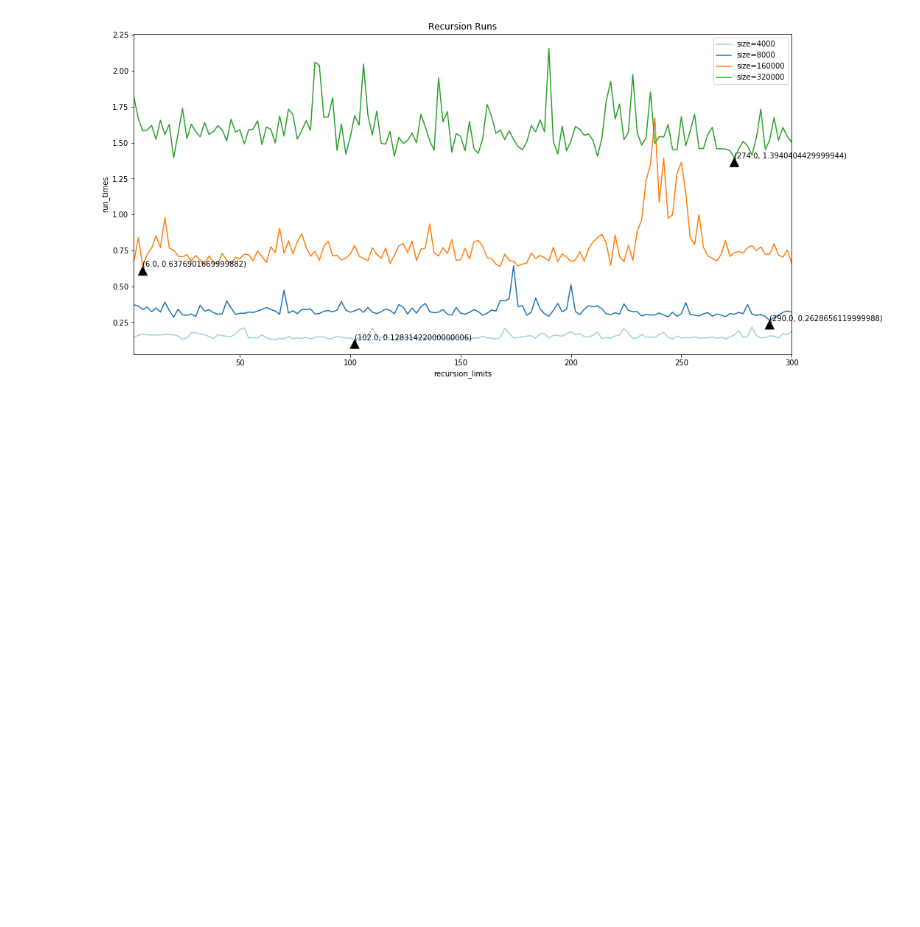
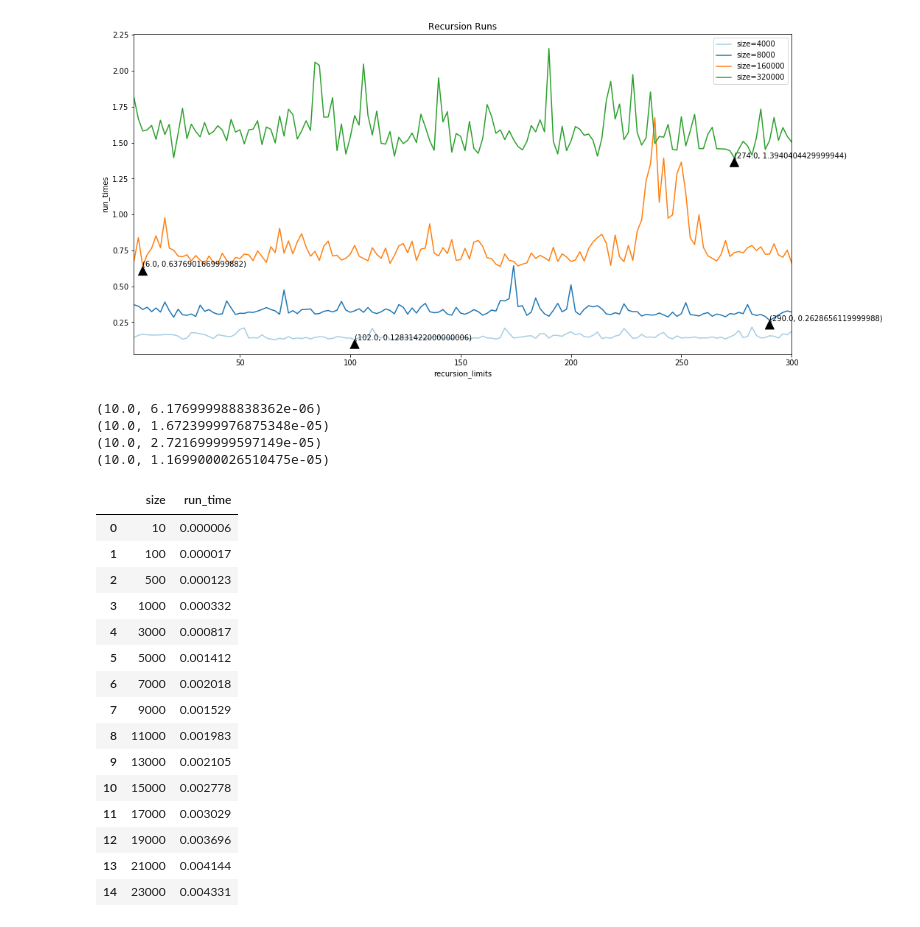
Before and after one commit to schairez/CS3C_Assignment9_data, a Jupyter notebook: runtimes.ipynb, the cells around one changed output. Saved outputs shown, nothing was run; the diff lists cells and outputs as text; code cells hidden in the pictures; blank space fills up the shorter version.

```diff
--- a/runtimes.ipynb
+++ b/runtimes.ipynb
@@ -65,3 +65,44 @@ plt.ylabel('run_times')
 # %% [output]
 Text(0, 0.5, 'run_times')
 [figure]
+# %%
+
+
+headers = ["size", "run_time"]
+
+df1_random = pd.read_csv("random_built_in_sorted_fn.csv", names=headers)
+df2_random = pd.read_csv("random_quick_sort.csv", names=headers)
+df3_random = pd.read_csv("random_quick_sort_m3.csv", names=headers)
+df4_random= pd.read_csv("random_quickSortMyPivotTest.csv", names=headers)
+
+min_val_loc_df1_random = tuple(df1_random.loc[df1_random['run_time'].idxmin()])
+min_val_loc_df2_random = tuple(df2_random.loc[df2_random['run_time'].idxmin()])
+min_val_loc_df3_random = tuple(df3_random.loc[df3_random['run_time'].idxmin()])
+min_val_loc_df4_random = tuple(df4_random.loc[df4_random['run_time'].idxmin()])
+print(min_val_loc_df1_random)
+print(min_val_loc_df2_random)
+print(min_val_loc_df3_random)
+print(min_val_loc_df4_random)
+
+df1_random.head(15)
+# %% [output]
+(10.0, 6.176999988838362e-06)
+(10.0, 1.6723999976875348e-05)
+(10.0, 2.721699999597149e-05)
+(10.0, 1.1699000026510475e-05)
+|  | size | run_time |
+| 0 | 10 | 0.000006 |
+| 1 | 100 | 0.000017 |
+| 2 | 500 | 0.000123 |
+| 3 | 1000 | 0.000332 |
+| 4 | 3000 | 0.000817 |
+| 5 | 5000 | 0.001412 |
+| 6 | 7000 | 0.002018 |
+| 7 | 9000 | 0.001529 |
+| 8 | 11000 | 0.001983 |
+| 9 | 13000 | 0.002105 |
+| 10 | 15000 | 0.002778 |
+| 11 | 17000 | 0.003029 |
+| 12 | 19000 | 0.003696 |
+| 13 | 21000 | 0.004144 |
+| 14 | 23000 | 0.004331 |
```
Also changed, not shown: parts of 3 cells of this notebook.
